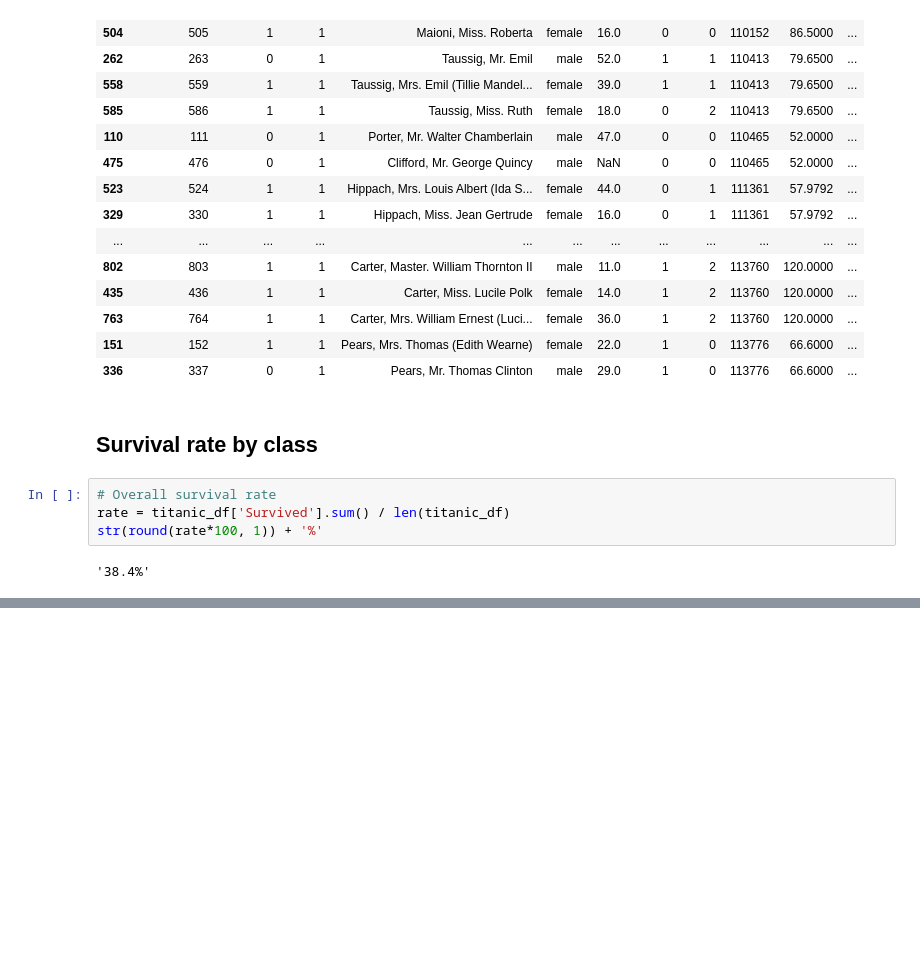
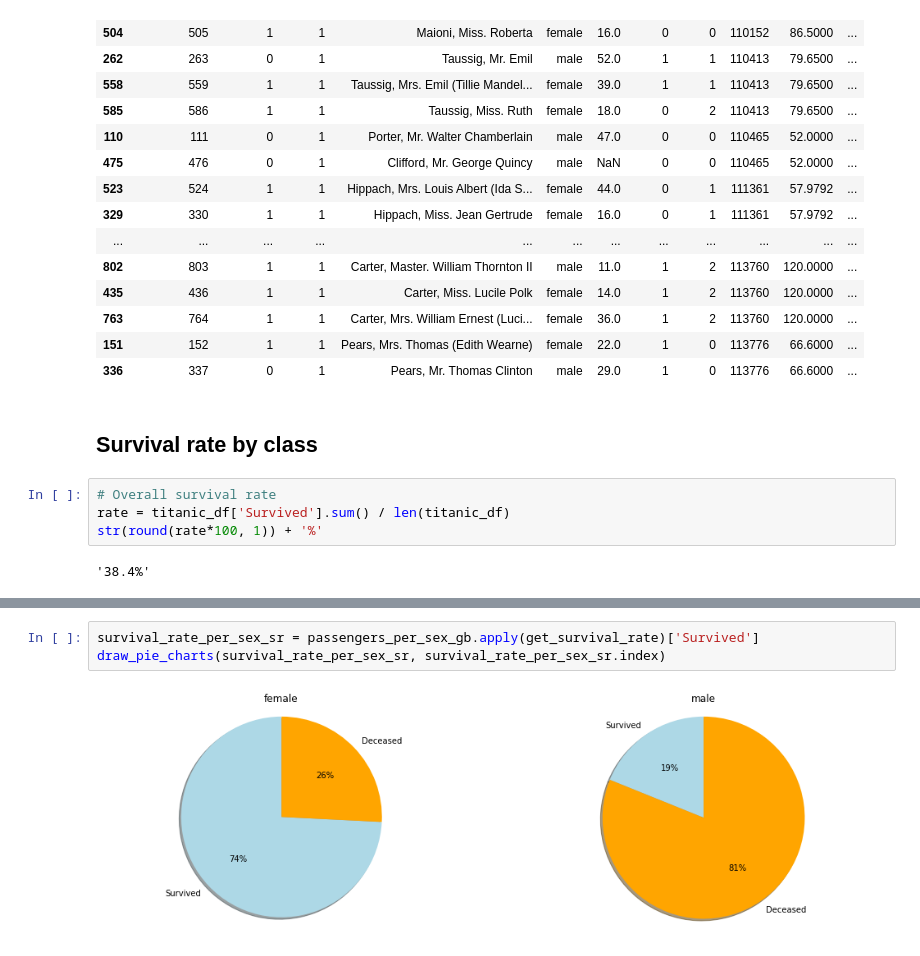
Before and after one commit to n3storm/Titanic-Data-Analysis, a Jupyter notebook: titanic.ipynb, the cells around one changed output, grey strips where cells are left out. Drawn from its saved outputs; the diff is of its cells as text; blank space fills up the shorter version.

```diff
--- a/titanic.ipynb
+++ b/titanic.ipynb
@@ -132,0 +195,5 @@ len(survival_rate_per_class_df['Survived'])
+# %%
+survival_rate_per_sex_sr = passengers_per_sex_gb.apply(get_survival_rate)['Survived']
+draw_pie_charts(survival_rate_per_sex_sr, survival_rate_per_sex_sr.index)
+# %% [output]
+[figure, added]
```
Also changed, not shown: parts of 11 cells of this notebook.
